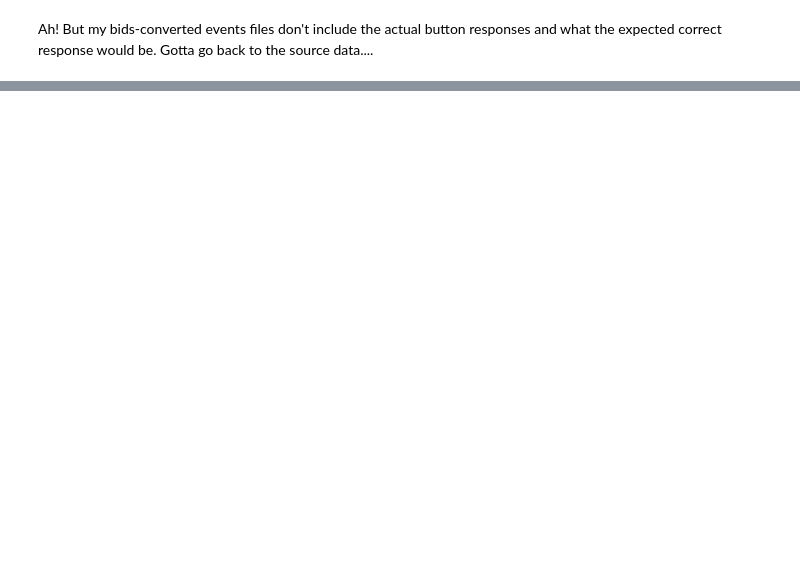
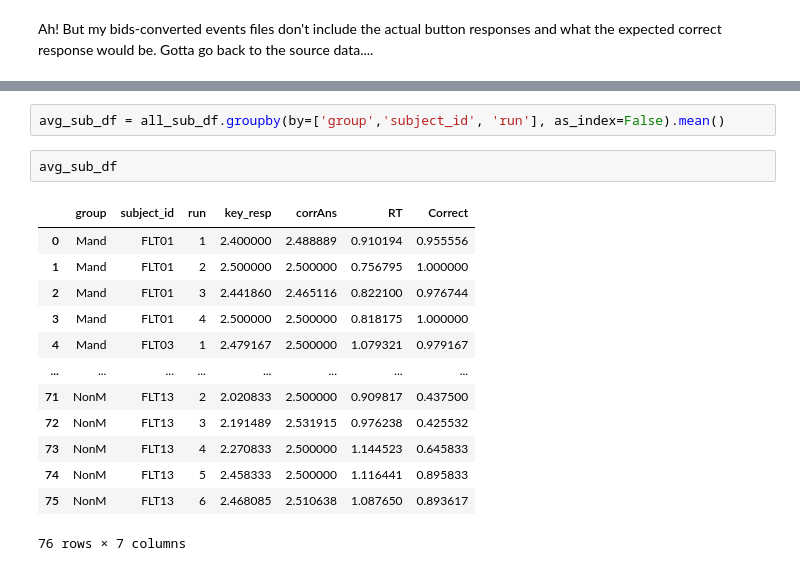
Before and after one commit to sitek/auditory_category_learning, a Jupyter notebook: behavior_analysis.ipynb, the cells around one changed output, grey strips where cells are left out. Drawn from its saved outputs; the diff is of its cells as text; blank space fills up the shorter version.

```diff
--- a/behavior_analysis.ipynb
+++ b/behavior_analysis.ipynb
@@ -150,0 +117,18 @@ import sklearn; sklearn.__version__
+# %%
+avg_sub_df = all_sub_df.groupby(by=['group','subject_id', 'run'], as_index=False).mean()
+# %%
+avg_sub_df
+# %% [output]
+|  | group | subject_id | run | key_resp | corrAns | RT | Correct |
+| 0 | Mand | FLT01 | 1 | 2.400000 | 2.488889 | 0.910194 | 0.955556 |
+| 1 | Mand | FLT01 | 2 | 2.500000 | 2.500000 | 0.756795 | 1.000000 |
+| 2 | Mand | FLT01 | 3 | 2.441860 | 2.465116 | 0.822100 | 0.976744 |
+| 3 | Mand | FLT01 | 4 | 2.500000 | 2.500000 | 0.818175 | 1.000000 |
+| 4 | Mand | FLT03 | 1 | 2.479167 | 2.500000 | 1.079321 | 0.979167 |
+| ... | ... | ... | ... | ... | ... | ... | ... |
+| 71 | NonM | FLT13 | 2 | 2.020833 | 2.500000 | 0.909817 | 0.437500 |
+| 72 | NonM | FLT13 | 3 | 2.191489 | 2.531915 | 0.976238 | 0.425532 |
+| 73 | NonM | FLT13 | 4 | 2.270833 | 2.500000 | 1.144523 | 0.645833 |
+| 74 | NonM | FLT13 | 5 | 2.458333 | 2.500000 | 1.116441 | 0.895833 |
+| 75 | NonM | FLT13 | 6 | 2.468085 | 2.510638 | 1.087650 | 0.893617 |
+76 rows × 7 columns
```
Also changed, not shown: parts of 33 cells of this notebook.
